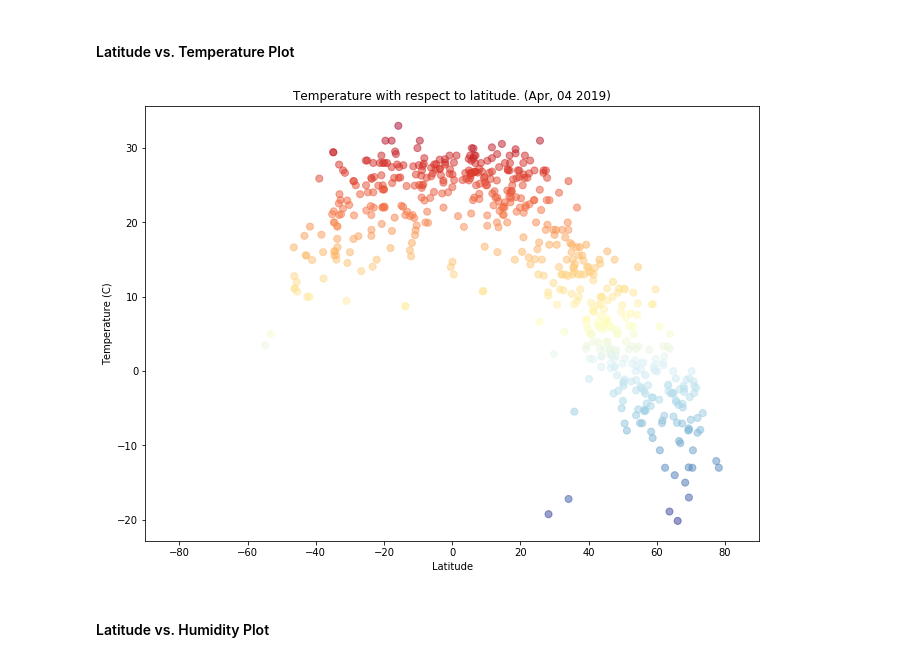
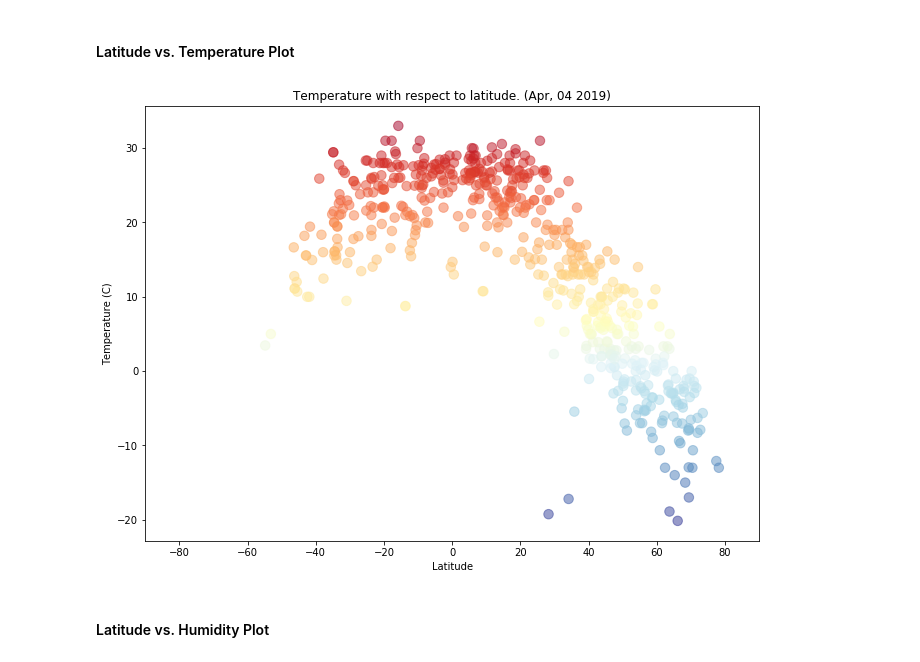
Before and after one commit to brianrhackett/weatherpy, a Jupyter notebook: starter_code/WeatherPy.ipynb, the cells around one changed output. Drawn from its saved outputs; the diff is of its cells as text; code cells hidden in the pictures.

```diff
--- a/starter_code/WeatherPy.ipynb
+++ b/starter_code/WeatherPy.ipynb
@@ -124,20 +124,20 @@ city_df.head()
 # %%
 x_axis = city_df["Lat"]
 y_axis = city_df["Max Temperature"]
 
 cm = plt.cm.get_cmap('RdYlBu_r')
-plt.scatter(x_axis, y_axis,c=y_axis, alpha=0.5, cmap=cm, s=50)
+plt.scatter(x_axis, y_axis,c=y_axis, alpha=0.5, cmap=cm, s=90)
 
 plt.xlim(lat_range)
 plt.xlabel("Latitude")
 plt.ylabel("Temperature (C)")
 plt.title(f"Temperature with respect to latitude. ({city_df['Date'].iloc[0]})")
 
 fig = plt.gcf()
 fig.set_size_inches(11,8)
 fig.savefig('plots/Temperature_x_Latitude.png')
 # %% [output]
-[figure, old version]
+[figure, new version]
 # %% [markdown]
 #### Latitude vs. Humidity Plot
 # %%
```
Also changed, not shown: parts of 3 cells of this notebook.
